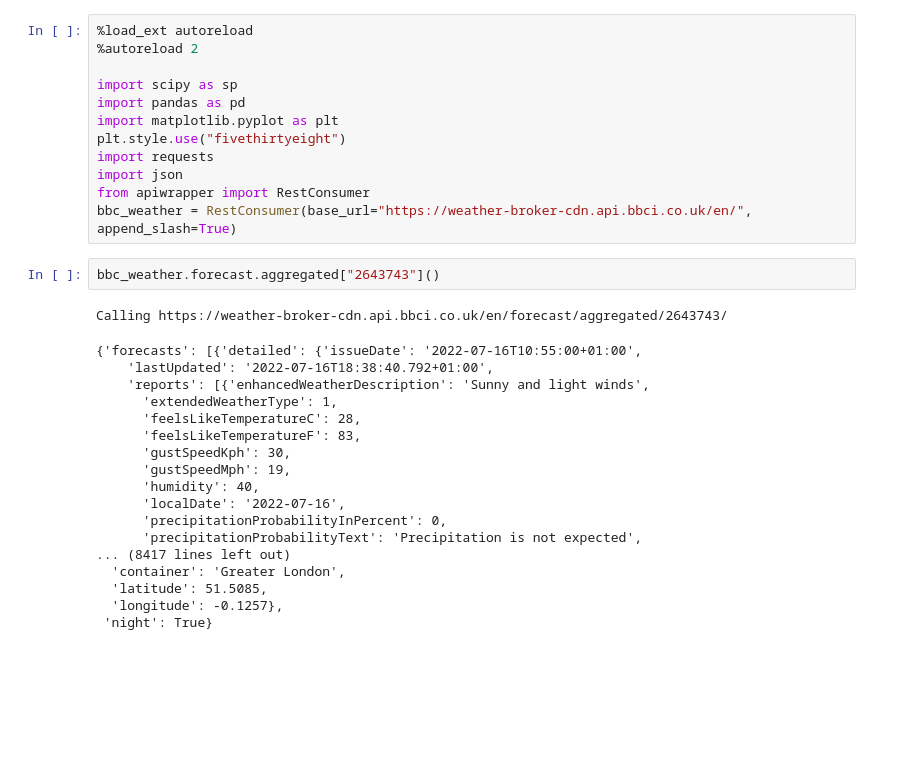
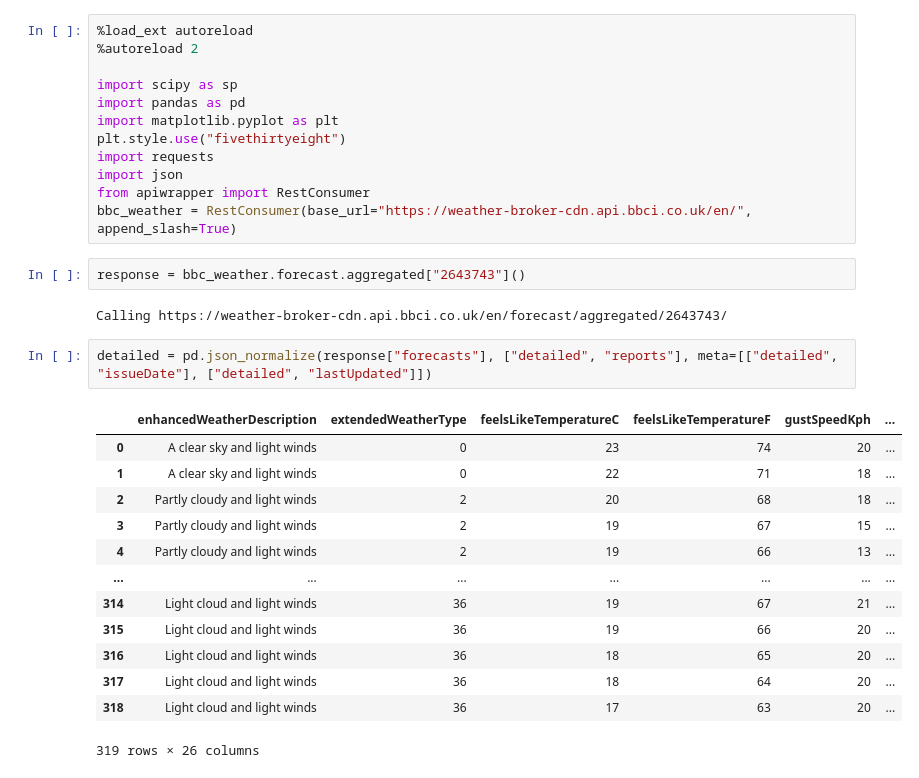
Before and after one commit to CR90-IV/bbc-weather-scraper, a Jupyter notebook: src/scraper-testing.ipynb, the cells around one changed output. Drawn from its saved outputs; the diff is of its cells as text; blank space fills up the shorter version.

```diff
--- a/src/scraper-testing.ipynb
+++ b/src/scraper-testing.ipynb
@@ -11,23 +11,22 @@ import json
 from apiwrapper import RestConsumer
 bbc_weather = RestConsumer(base_url="https://weather-broker-cdn.api.bbci.co.uk/en/", append_slash=True)
 # %%
-bbc_weather.forecast.aggregated["2643743"]()
+response = bbc_weather.forecast.aggregated["2643743"]()
 # %% [output]
 Calling https://weather-broker-cdn.api.bbci.co.uk/en/forecast/aggregated/2643743/
-{'forecasts': [{'detailed': {'issueDate': '2022-07-16T10:55:00+01:00',
-    'lastUpdated': '2022-07-16T18:38:40.792+01:00',
-    'reports': [{'enhancedWeatherDescription': 'Sunny and light winds',
-      'extendedWeatherType': 1,
-      'feelsLikeTemperatureC': 28,
-      'feelsLikeTemperatureF': 83,
-      'gustSpeedKph': 30,
-      'gustSpeedMph': 19,
-      'humidity': 40,
-      'localDate': '2022-07-16',
-      'precipitationProbabilityInPercent': 0,
-      'precipitationProbabilityText': 'Precipitation is not expected',
-... (8417 lines left out)
-  'container': 'Greater London',
-  'latitude': 51.5085,
-  'longitude': -0.1257},
- 'night': True}
+# %%
+detailed = pd.json_normalize(response["forecasts"], ["detailed", "reports"], meta=[["detailed", "issueDate"], ["detailed", "lastUpdated"]])
+# %% [output]
+|  | enhancedWeatherDescription | extendedWeatherType | feelsLikeTemperatureC | feelsLikeTemperatureF | gustSpeedKph | ... |
+| 0 | A clear sky and light winds | 0 | 23 | 74 | 20 | ... |
+| 1 | A clear sky and light winds | 0 | 22 | 71 | 18 | ... |
+| 2 | Partly cloudy and light winds | 2 | 20 | 68 | 18 | ... |
+| 3 | Partly cloudy and light winds | 2 | 19 | 67 | 15 | ... |
+| 4 | Partly cloudy and light winds | 2 | 19 | 66 | 13 | ... |
+| ... | ... | ... | ... | ... | ... | ... |
+| 314 | Light cloud and light winds | 36 | 19 | 67 | 21 | ... |
+| 315 | Light cloud and light winds | 36 | 19 | 66 | 20 | ... |
+| 316 | Light cloud and light winds | 36 | 18 | 65 | 20 | ... |
+| 317 | Light cloud and light winds | 36 | 18 | 64 | 20 | ... |
+| 318 | Light cloud and light winds | 36 | 17 | 63 | 20 | ... |
+319 rows × 26 columns
```
Also changed, not shown: parts of 1 cell of this notebook, 1 other file.
